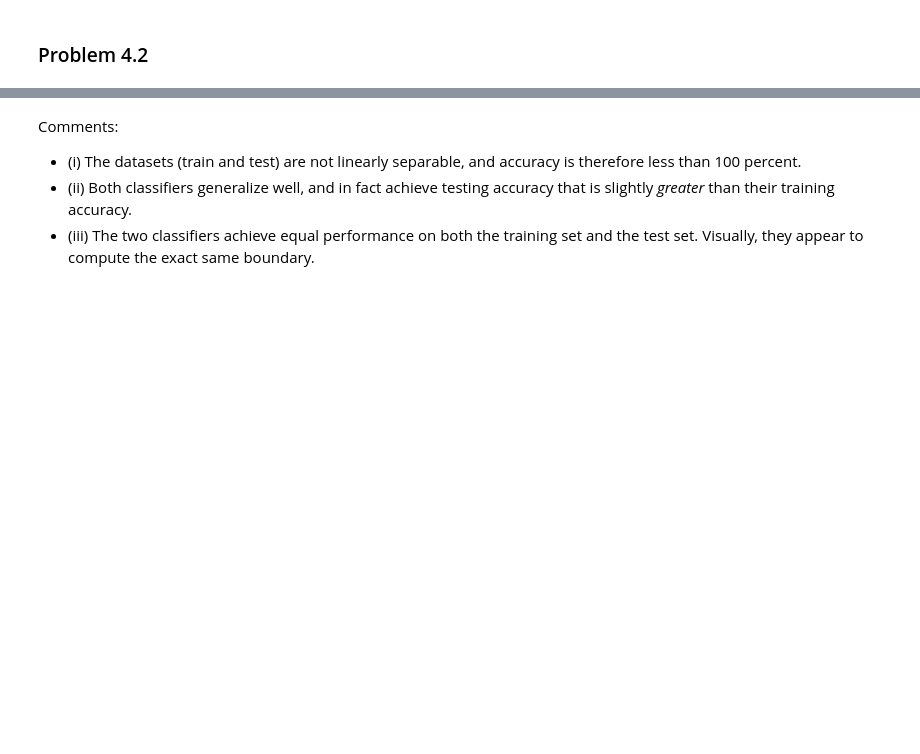
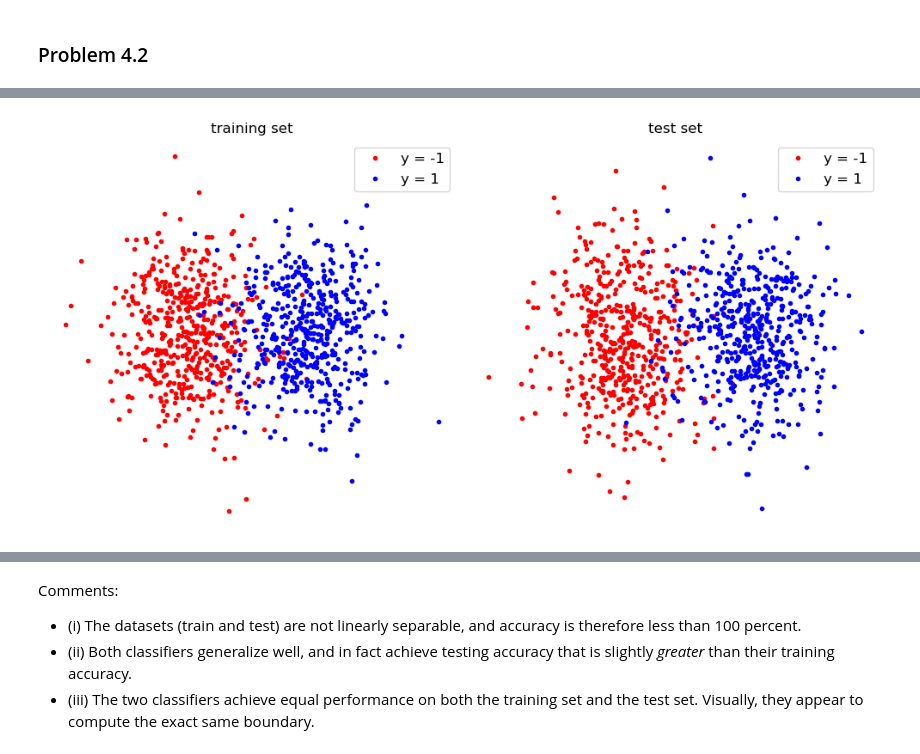
Before and after one commit to charlieoestreicher/Homework07, a Jupyter notebook: homework07.ipynb, the cells around one changed output, grey strips where cells are left out. Drawn from its saved outputs; the diff is of its cells as text; code cells hidden in the pictures; blank space fills up the shorter version.

```diff
--- a/homework07.ipynb
+++ b/homework07.ipynb
@@ -289,6 +259,18 @@ def show_data(data, title):
     plt.axis('equal')
     plt.axis('off')
     plt.title(title, fontsize=fs)
+# %%
+def show_train_test(data):
+    plt.figure(figsize=(10, 5), tight_layout=True)
+    fs = 12
+    for plot, (s, name) in enumerate(((data.train, 'training'), (data.test, 'test'))):
+        plt.subplot(1, 2, plot + 1)
+        show_data(s, '{} set'.format(name))
+    plt.show()
+# %%
+show_train_test(balanced_data)
+# %% [output]
+[figure, added]
 # %%
 import matplotlib.pyplot as plt
 %matplotlib inline
```
Also changed, not shown: parts of 8 cells of this notebook.
